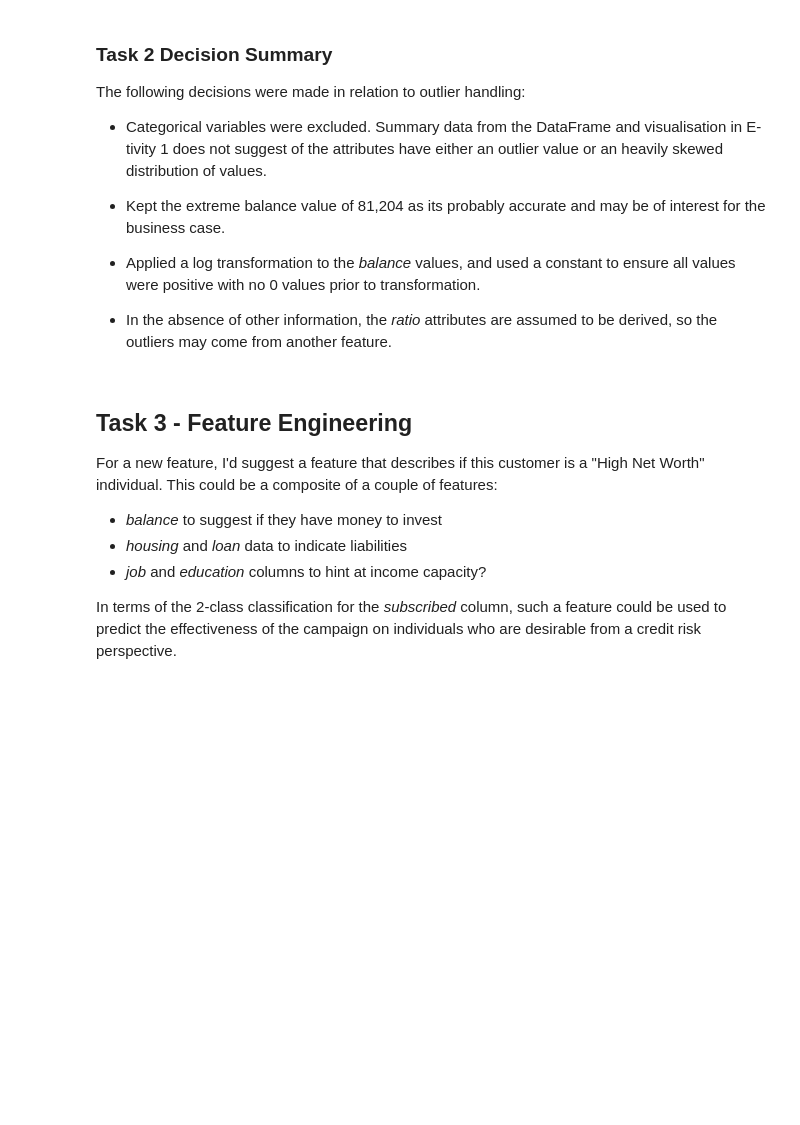
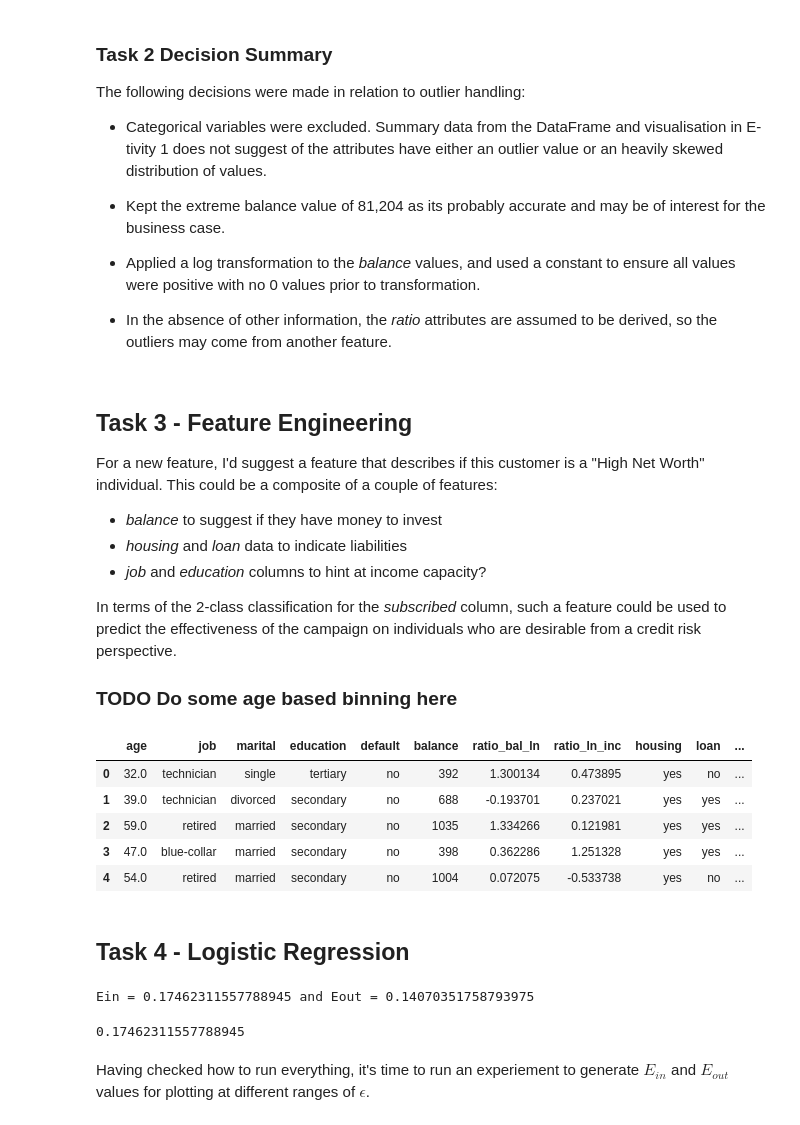
Before and after one commit to vipulpopat/MSCAI_Sem1_Etivity2, a Jupyter notebook: Etivity2_18195326.ipynb, the cells around one changed output. Saved outputs shown, nothing was run; the diff lists cells and outputs as text; code cells hidden in the pictures; blank space fills up the shorter version.

Commit message:
Added Task 4

```diff
--- a/Etivity2_18195326.ipynb
+++ b/Etivity2_18195326.ipynb
@@ -320,3 +325,16 @@ For a new feature, I'd suggest a feature that describes if this customer is a "H
 
 
  In terms of the 2-class classification for the _subscribed_ column, such a feature could be used to predict the effectiveness of the campaign on individuals who are desirable from a credit risk perspective.
+
+ ### TODO Do some age based binning here
+# %%
+df.head()
+# %% [output]
+|  | age | job | marital | education | default | balance | ratio_bal_ln | ratio_ln_inc | housing | loan | ... |
+| 0 | 32.0 | technician | single | tertiary | no | 392 | 1.300134 | 0.473895 | yes | no | ... |
+| 1 | 39.0 | technician | divorced | secondary | no | 688 | -0.193701 | 0.237021 | yes | yes | ... |
+| 2 | 59.0 | retired | married | secondary | no | 1035 | 1.334266 | 0.121981 | yes | yes | ... |
+| 3 | 47.0 | blue-collar | married | secondary | no | 398 | 0.362286 | 1.251328 | yes | yes | ... |
+| 4 | 54.0 | retired | married | secondary | no | 1004 | 0.072075 | -0.533738 | yes | no | ... |
+# %% [markdown]
+## Task 4 - Logistic Regression
@@ -322,0 +364,35 @@ For a new feature, I'd suggest a feature that describes if this customer is a "H
+# %%
+# Generate Input and Target Data
+
+# Dataframe now has some featured_engineered terms in it, appended at the end
+# For this exercise just pull all of the numeric types, and convert to a numpy array of arrays
+X = df.select_dtypes(include=np.number).values
+
+# Target remains subscribed, but need to binarize this value so the Logistic Regression can calculate outputs
+binarizer = LabelBinarizer(neg_label=-1, pos_label=1)
+
+y = df['subscribed'].values
+y_bin = binarizer.fit_transform(y).T[0]
+
+# Create Logistic Regression solver instance.  Used lbfgs due to small data set size
+logit = LogisticRegression(solver='lbfgs', max_iter=1000, warm_start=True)
+
+# Do a test run
+X_train, X_test, y_train, y_test = train_test_split(X, y_bin, test_size=0.2, shuffle=True, random_state=42)
+logit.fit(X_train, y_train)
+
+# Ein is the the number of errors in the training set
+# Eout is the number of errors in the test
+Ein = 1 - logit.score(X_train, y_train)
+Eout = 1 - logit.score(X_test, y_test)
+
+print(f"Ein = {Ein} and Eout = {Eout}")
+# %% [output]
+Ein = 0.17462311557788945 and Eout = 0.14070351758793975
+# %%
+pred_y = logit.predict(X_train)
+print(calc_error(pred_y, y_train))
+# %% [output]
+0.17462311557788945
+# %% [markdown]
+Having checked how to run everything, it's time to run an experiement to generate $E_{in}$ and $E_{out}$ values for plotting at different ranges of $\epsilon$.
```
Also changed, not shown: parts of 8 cells of this notebook.
